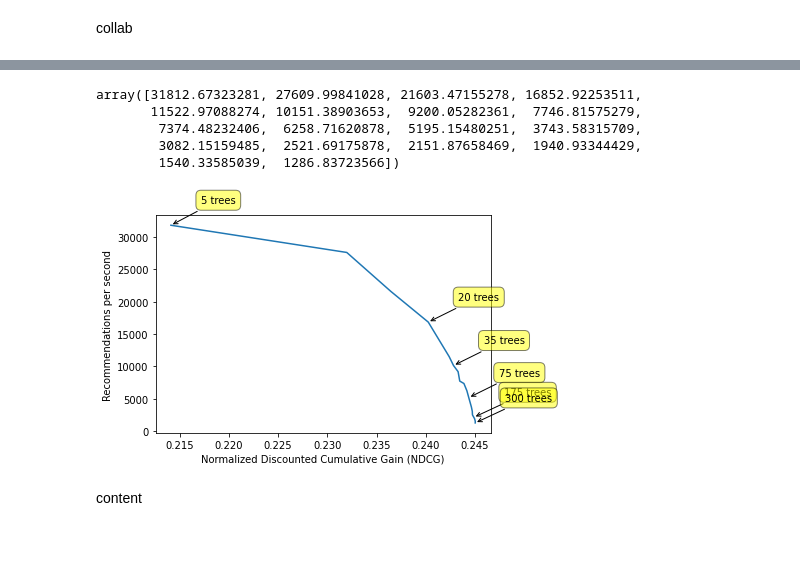
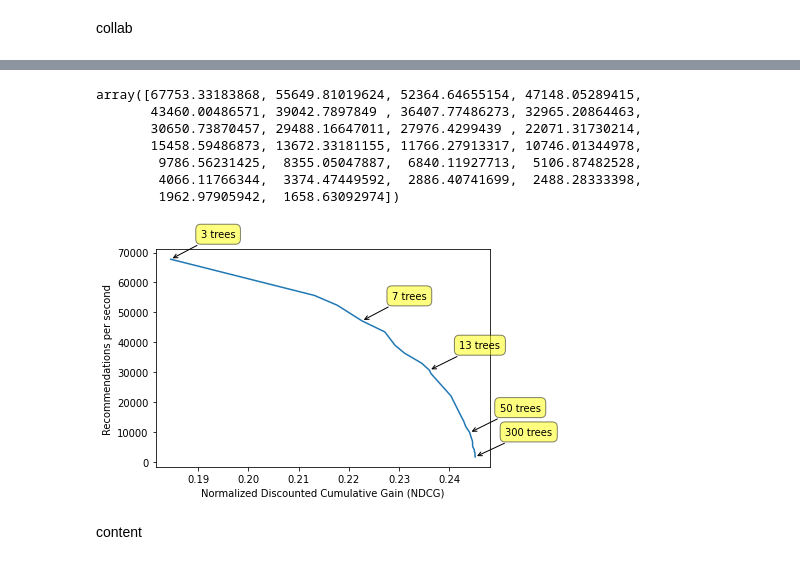
Before and after one commit to ae1999/Yekranet-Recommender-system-offline-evaluation, a Jupyter notebook: chetor.ipynb, the cells around one changed output, grey strips where cells are left out. Cells and saved outputs as stored; diff of their text form; code cells hidden in the pictures.

```diff
--- a/chetor.ipynb
+++ b/chetor.ipynb
@@ -411,5 +411,5 @@ chetor_content[chetor_content['id'] == int(item_indexer1.reverse_get(3123))]
 # %% [markdown]
 collab
 # %%
-Tknn_distances_brute, Tknn_indices_brute = sk_KNN(item_vectors40, number_of_neighbours = 10)
+Tknn_distances_brute, Tknn_indices_brute = sk_KNN(item_vectors40, number_of_neighbours = 30)
 # %% [output]
@@ -417,16 +417,16 @@ ball_tree time: 3.330843210220337
 # %%
 allt2 = []
 allndcgs2 = []
-for i in tqdm(range(20)):
+for i in tqdm(range(30)):
     tt = []
     accs = []
     ndcgs = []
-    trees = [5,6,7,8, 10,12, 15, 20, 30, 35, 40, 45, 50, 60, 75, 100, 125, 150, 175, 200, 250,  300]
+    trees = [3, 5,6,7,8,9, 10, 12,13,14, 15, 20, 30, 35, 40, 45, 50, 60, 75, 100, 125, 150, 175, 200, 250,  300]
     for i in trees:
         Tannoy_indices_CF, Tannoy_distances, Tduration = get_annoy_results(item_vectors40, number_of_trees = i, number_of_neighbours = 10)
         tt.append(6877/Tduration)
-        accs.append(calc_acc(Tannoy_indices_CF, Tknn_indices_brute, 10))
-        ndcgs.append(calc_nDCG(Tannoy_indices_CF, Tknn_indices_brute, 10))
+        accs.append(calc_acc(Tannoy_indices_CF, Tknn_indices_brute, 11))
+        ndcgs.append(calc_nDCG(Tannoy_indices_CF, Tknn_indices_brute, 15))
     allt2.append(tt)
     allndcgs2.append(ndcgs)
 allt2 = np.array(allt2)
@@ -655,24 +437,26 @@ allndcgs3 = np.mean(allndcgs2, axis = 0)
 # %%
 allt3
 # %% [output]
-array([31812.67323281, 27609.99841028, 21603.47155278, 16852.92253511,
-       11522.97088274, 10151.38903653,  9200.05282361,  7746.81575279,
-        7374.48232406,  6258.71620878,  5195.15480251,  3743.58315709,
-        3082.15159485,  2521.69175878,  2151.87658469,  1940.93344429,
-        1540.33585039,  1286.83723566])
+array([67753.33183868, 55649.81019624, 52364.64655154, 47148.05289415,
+       43460.00486571, 39042.7897849 , 36407.77486273, 32965.20864463,
+       30650.73870457, 29488.16647011, 27976.4299439 , 22071.31730214,
+       15458.59486873, 13672.33181155, 11766.27913317, 10746.01344978,
+        9786.56231425,  8355.05047887,  6840.11927713,  5106.87482528,
+        4066.11766344,  3374.47449592,  2886.40741699,  2488.28333398,
+        1962.97905942,  1658.63092974])
 # %%
 plt.plot(allndcgs3, allt3)
 plt.ylabel("Recommendations per second")
 plt.xlabel("Normalized Discounted Cumulative Gain (NDCG)")
-for i in [0,7,9,14,18, 21]:
+for i in [0,3,8,16, 25]:
     plt.annotate(
             str(trees[i]) + " trees",
             xy=(allndcgs3[i], allt3[i]), xytext=(30, 30),
             textcoords='offset points', ha='left', va='top',
             bbox=dict(boxstyle='round,pad=0.5', fc='yellow', alpha=0.5),
             arrowprops=dict(arrowstyle = '->', connectionstyle='arc3,rad=0'))
 # %% [output]
-[figure, old version]
+[figure, new version]
 # %% [markdown]
 content
 # %%
```
Also changed, not shown: parts of 16 cells of this notebook, 1 other file.
